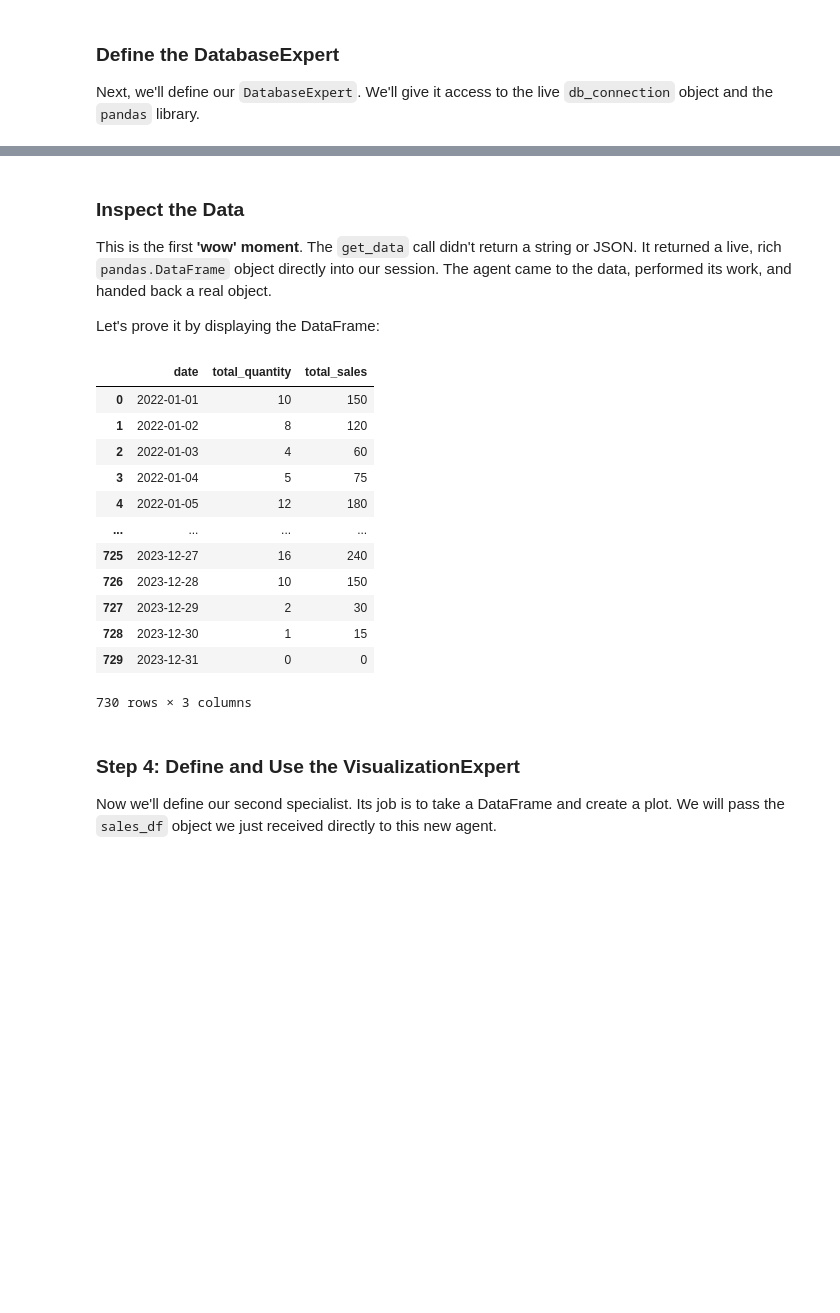
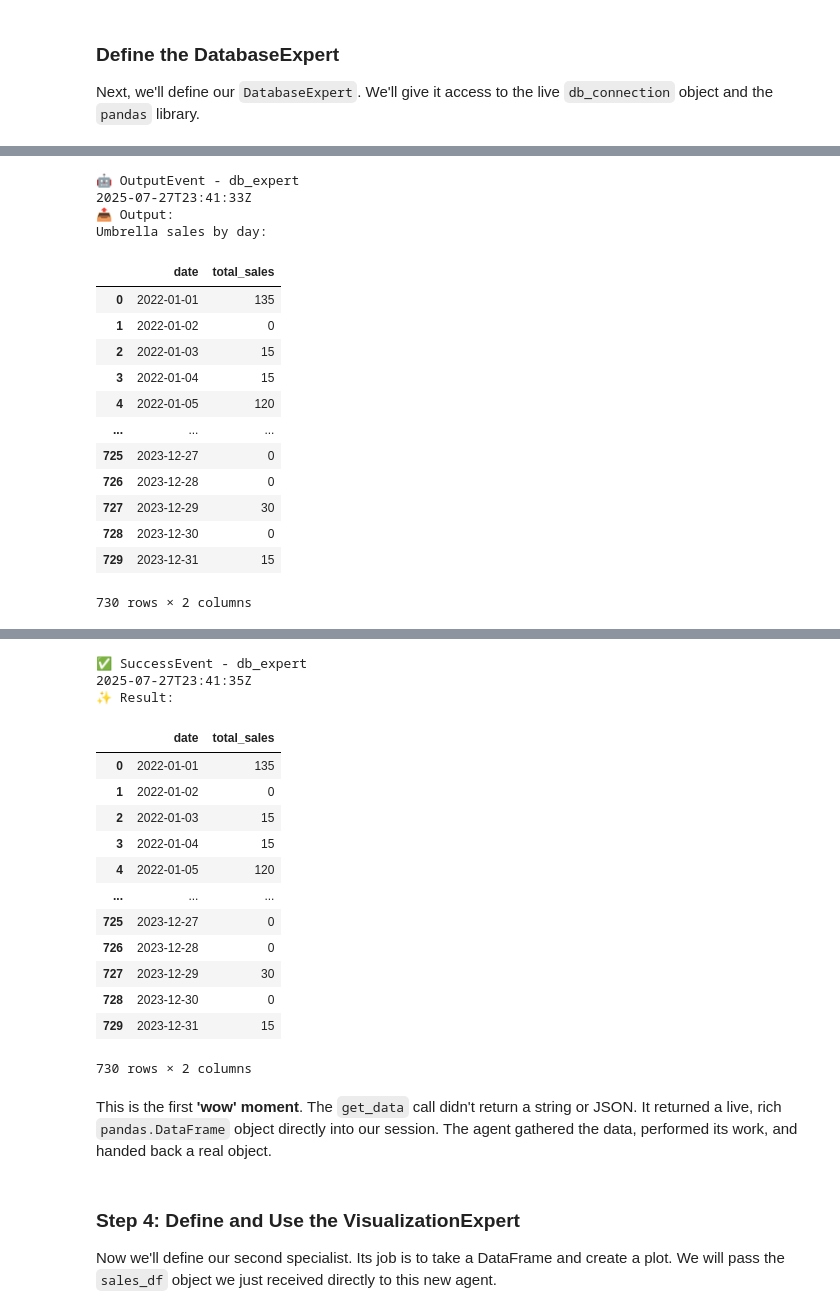
Before and after one commit to ashenfad/agex, a Jupyter notebook: docs/demos/runtime-interoperability.ipynb, the cells around one changed output, grey strips where cells are left out. Drawn from its saved outputs; the diff is of its cells as text; code cells hidden in the pictures; blank space fills up the shorter version.

Commit message:
doc: remove leftovers & update event patterns

```diff
--- a/docs/demos/runtime-interoperability.ipynb
+++ b/docs/demos/runtime-interoperability.ipynb
@@ -69,4 +68,5 @@ def get_data(prompt: str) -> pd.DataFrame: # type: ignore[return-value]
     pass
 
 # Let's ask the agent to get the sales data for umbrellas.
-sales_df = get_data("Please give me umbrella sales by day", state=state)
+sales_df = get_data("Please give me umbrella sales by day", on_event=display)
+# %% [output]
@@ -72,0 +77,17 @@ sales_df = get_data("Please give me umbrella sales by day", state=state)
+🤖 OutputEvent - db_expert
+2025-07-27T23:41:33Z
+📤 Output:
+Umbrella sales by day:
+|  | date | total_sales |
+| 0 | 2022-01-01 | 135 |
+| 1 | 2022-01-02 | 0 |
+| 2 | 2022-01-03 | 15 |
+| 3 | 2022-01-04 | 15 |
+| 4 | 2022-01-05 | 120 |
+| ... | ... | ... |
+| 725 | 2023-12-27 | 0 |
+| 726 | 2023-12-28 | 0 |
+| 727 | 2023-12-29 | 30 |
+| 728 | 2023-12-30 | 0 |
+| 729 | 2023-12-31 | 15 |
+730 rows × 2 columns
@@ -73,25 +95,21 @@ sales_df = get_data("Please give me umbrella sales by day", state=state)
+✅ SuccessEvent - db_expert
+2025-07-27T23:41:35Z
+✨ Result:
+|  | date | total_sales |
+| 0 | 2022-01-01 | 135 |
+| 1 | 2022-01-02 | 0 |
+| 2 | 2022-01-03 | 15 |
+| 3 | 2022-01-04 | 15 |
+| 4 | 2022-01-05 | 120 |
+| ... | ... | ... |
+| 725 | 2023-12-27 | 0 |
+| 726 | 2023-12-28 | 0 |
+| 727 | 2023-12-29 | 30 |
+| 728 | 2023-12-30 | 0 |
+| 729 | 2023-12-31 | 15 |
+730 rows × 2 columns
 # %% [markdown]
-### Inspect the Data
-
-This is the first **'wow' moment**. The `get_data` call didn't return a string or JSON. It returned a live, rich `pandas.DataFrame` object directly into our session. The agent came to the data, performed its work, and handed back a real object.
-
-Let's prove it by displaying the DataFrame:
+This is the first **'wow' moment**. The `get_data` call didn't return a string or JSON. It returned a live, rich `pandas.DataFrame` object directly into our session. The agent gathered the data, performed its work, and handed back a real object.
-# %%
-display(sales_df)
-# %% [output]
-|  | date | total_quantity | total_sales |
-| 0 | 2022-01-01 | 10 | 150 |
-| 1 | 2022-01-02 | 8 | 120 |
-| 2 | 2022-01-03 | 4 | 60 |
-| 3 | 2022-01-04 | 5 | 75 |
-| 4 | 2022-01-05 | 12 | 180 |
-| ... | ... | ... | ... |
-| 725 | 2023-12-27 | 16 | 240 |
-| 726 | 2023-12-28 | 10 | 150 |
-| 727 | 2023-12-29 | 2 | 30 |
-| 728 | 2023-12-30 | 1 | 15 |
-| 729 | 2023-12-31 | 0 | 0 |
-730 rows × 3 columns
 # %% [markdown]
 ### Step 4: Define and Use the VisualizationExpert
 
```
Also changed, not shown: parts of 7 cells of this notebook, 3 other files.
